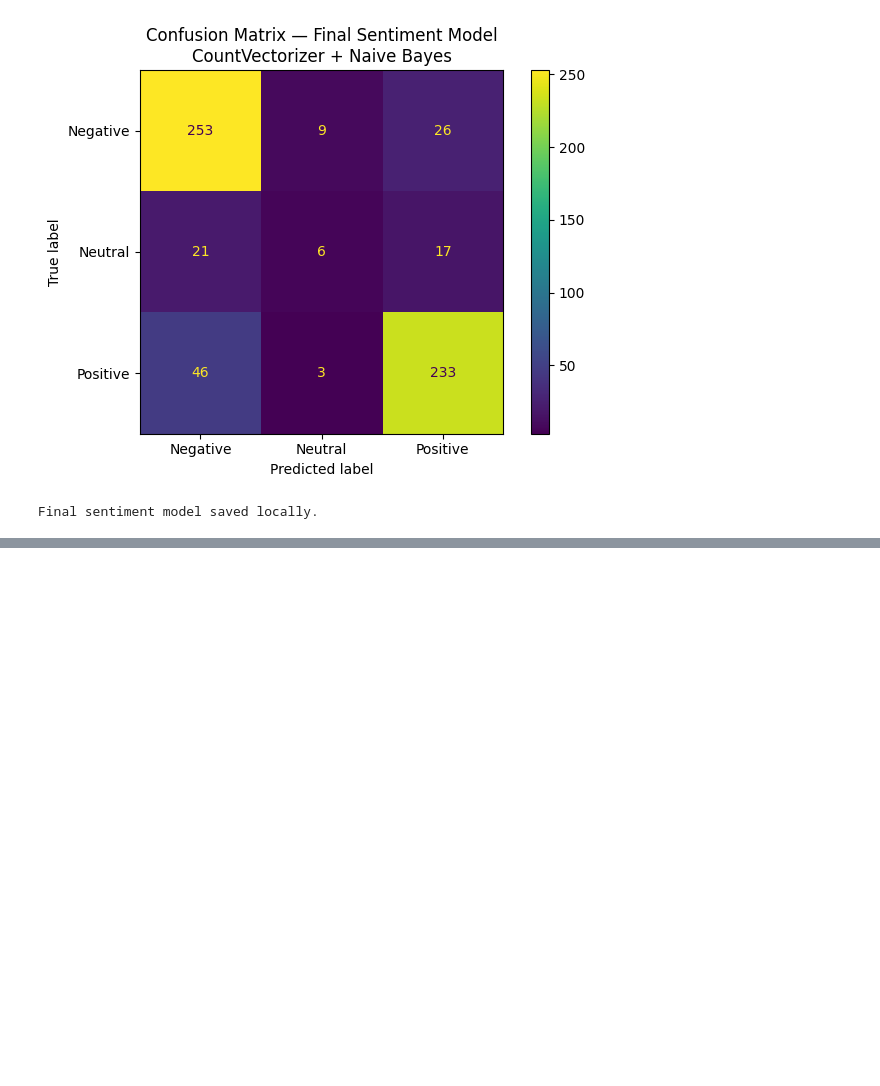
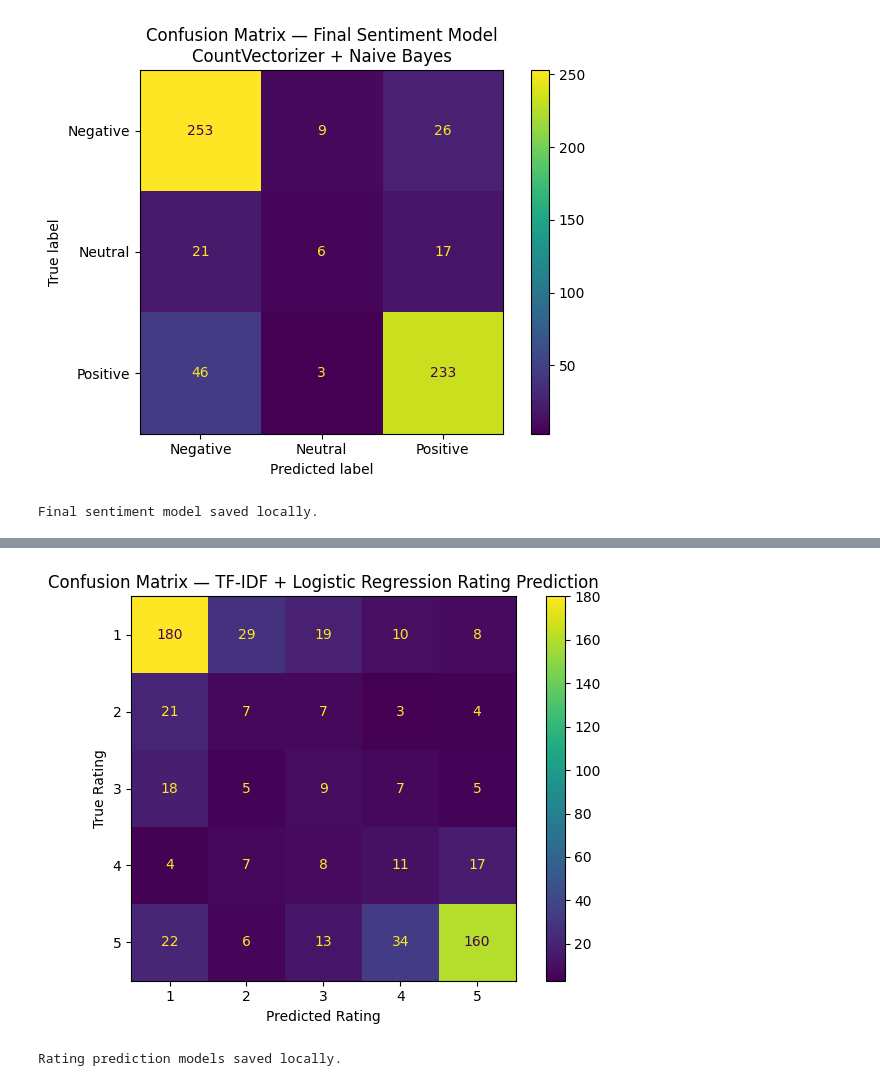
Before and after one commit to jay050699/energy-app-review-sentiment-rating-prediction, a Jupyter notebook: notebooks/03_model_training_evaluation.ipynb, the cells around one changed output, grey strips where cells are left out. Drawn from its saved outputs; the diff is of its cells as text; code cells hidden in the pictures; blank space fills up the shorter version.

```diff
--- a/notebooks/03_model_training_evaluation.ipynb
+++ b/notebooks/03_model_training_evaluation.ipynb
@@ -747,0 +1179,40 @@ The remaining challenge is the neutral class, which is harder to classify becaus
+# %%
+cm_tfidf_logreg_rating = confusion_matrix(
+    y_test_rating,
+    y_pred_tfidf_logreg_rating,
+    labels=rating_labels
+)
+
+disp = ConfusionMatrixDisplay(
+    confusion_matrix=cm_tfidf_logreg_rating,
+    display_labels=rating_labels
+)
+
+disp.plot(values_format="d")
+plt.title("Confusion Matrix — TF-IDF + Logistic Regression Rating Prediction")
+plt.xlabel("Predicted Rating")
+plt.ylabel("True Rating")
+plt.tight_layout()
+
+plt.savefig(
+    "../reports/figures/confusion_matrix_tfidf_logreg_rating.png",
+    dpi=300
+)
+
+plt.show()
+# %% [output]
+[figure, added]
+# %%
+joblib.dump(
+    count_nb_rating_pipeline,
+    "../models/count_nb_rating_model.pkl"
+)
+
+joblib.dump(
+    tfidf_logreg_rating_pipeline,
+    "../models/tfidf_logreg_rating_model.pkl"
+)
+
+print("Rating prediction models saved locally.")
+# %% [output]
+Rating prediction models saved locally.
```
Also changed, not shown: parts of 20 cells of this notebook, 5 other files.
